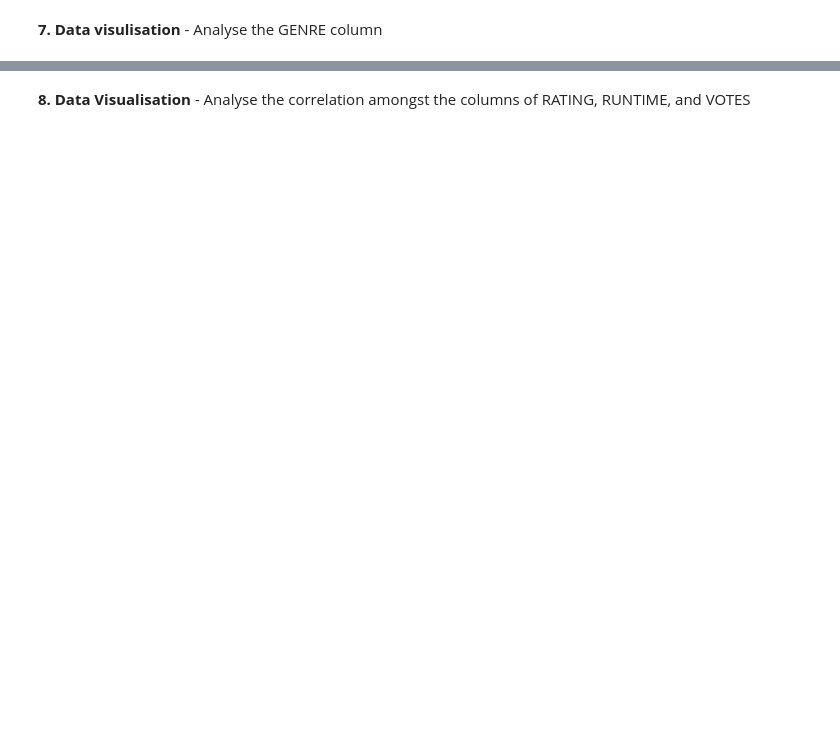
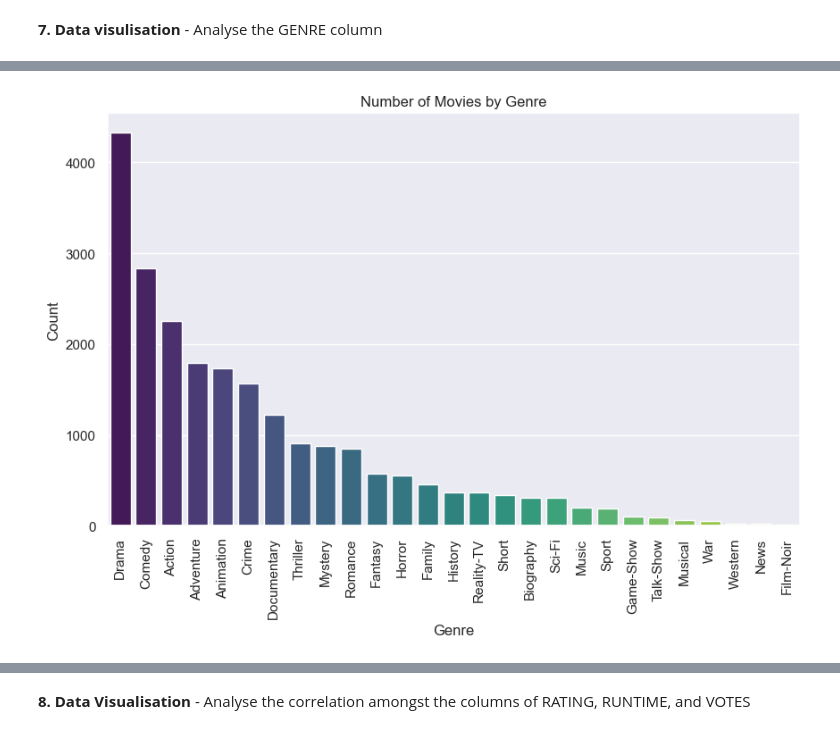
Before and after one commit to ol287/Learning-from-data, a Jupyter notebook: Workshop2.ipynb, the cells around one changed output, grey strips where cells are left out. Saved outputs shown, nothing was run; the diff lists cells and outputs as text; code cells hidden in the pictures; blank space fills up the shorter version.

```diff
--- a/Workshop2.ipynb
+++ b/Workshop2.ipynb
@@ -29,4 +29,11 @@ Upon completion of this workshop session, you will be able to:
 **1.**	Load the file `movies_dataset.csv` using the python `pandas` library:
+# %%
+import pandas as pd
+
+movies = pd.read_csv('movies_dataset.csv')
+
+# make copy of data as df
+df = pd.DataFrame(movies)
 # %% [markdown]
 **2.** Review the dataset structure
 # %%
@@ -56,2 +153,11 @@ Upon completion of this workshop session, you will be able to:
 # %% [markdown]
 **7. Data visulisation** - Analyse the GENRE column
+# %%
+import numpy as np
+import seaborn as sns
+sns.set(color_codes=True)
+import matplotlib.pyplot as plt
+import matplotlib as mpl
+
+genre_counts=df['GENRE'].value_counts()
+genre_counts
@@ -58,2 +178,6 @@ Upon completion of this workshop session, you will be able to:
 # %%
 # count unique genres
+newData = movies['GENRE'].str.split(', ')
+unique_genres = newData.explode().str.strip().unique()
+genre_counts = newData.explode().str.strip().value_counts()
+print(unique_genres,genre_counts)
@@ -60,4 +202,14 @@ Upon completion of this workshop session, you will be able to:
 # %%
 # create a bar chart
+plt.figure(figsize=(10, 6))
+sns.barplot(x=genre_counts.index, y=genre_counts.values, palette="viridis")
+plt.title("Number of Movies by Genre")
+plt.xlabel("Genre")
+plt.ylabel("Count")
+plt.xticks(rotation=90)
+
+plt.show()
+# %% [output]
+[figure, added]
 # %%
 # create a pie chart
```
Also changed, not shown: parts of 48 cells of this notebook.
